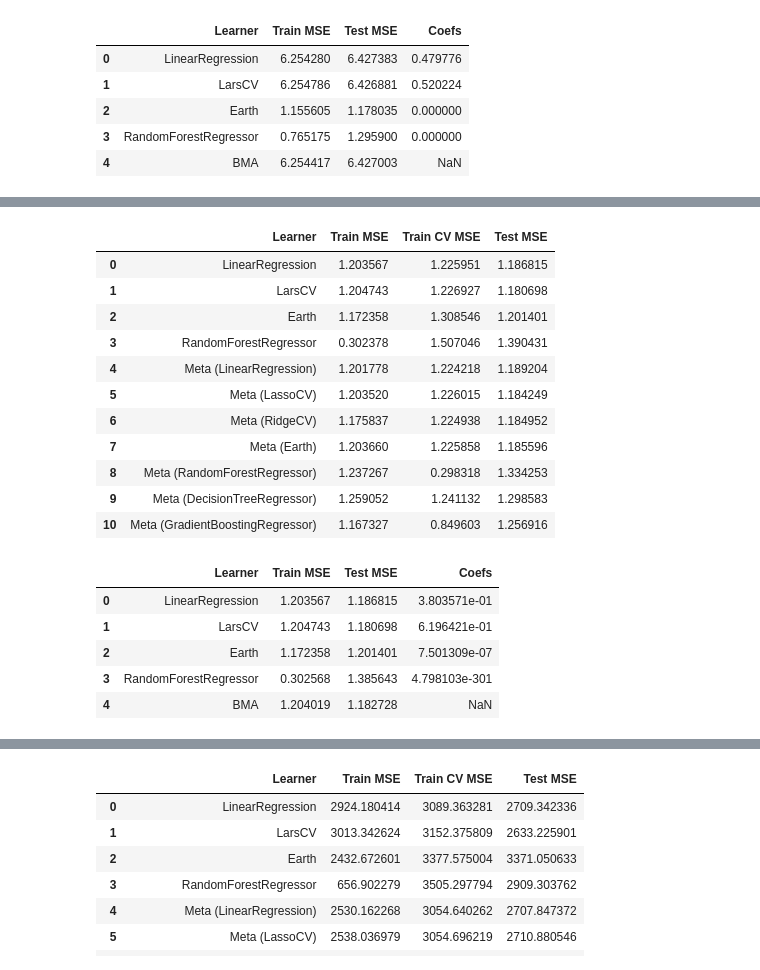
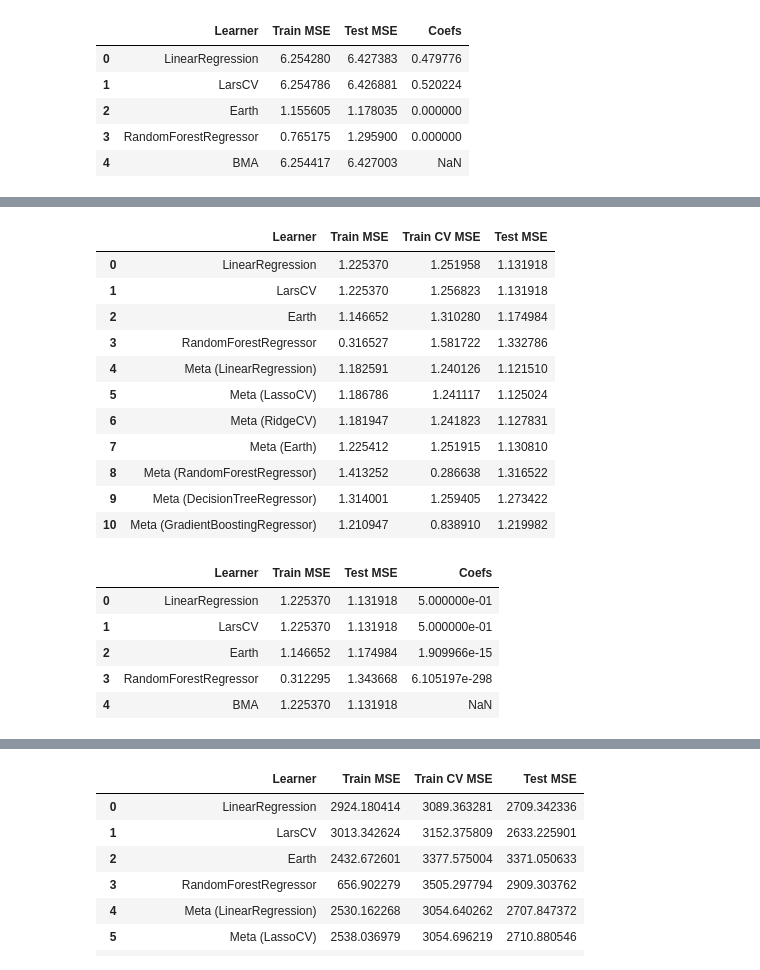
Before and after one commit to Akababa/super-learner, a Jupyter notebook: Reproduce results.ipynb, the cells around one changed output, grey strips where cells are left out. Cells and saved outputs as stored; diff of their text form; code cells hidden in the pictures.

```diff
--- a/Reproduce results.ipynb
+++ b/Reproduce results.ipynb
@@ -30,14 +30,14 @@ rtree=DecisionTreeRegressor(max_depth=3,min_samples_split=5)
 
 cands=[ols,lars,earth,rf]
 metas=[ols,lasso,ridge,earth,rf,rtree,gbm]
-def helper(X1,y1,X2,y2):
-    display(try_super_learners(cands,metas,X1,y1,X2,y2))
+def helper(X1,y1,X2,y2,cands_bma=cands,cands_sl=cands,metas=metas):
+    display(try_super_learners(cands_sl,metas,X1,y1,X2,y2))
 #     sl=SuperLearner(cand_learners=cands,V=10,meta_learner=ols).fit(X1,y1)
 #     for meta in metas:
 #         sl.meta_learner_=meta.fit(sl.Z_train_cv_,y1)
 #         df=sl.debug(X1,y1,X2,y2,skip_fit=True)
 
-    display(BMA(cand_learners=cands).debug(X1,y1,X2,y2))
+    display(BMA(cand_learners=cands_bma).debug(X1,y1,X2,y2))
 # %% [output]
 The gprof2dot_magic module is not an IPython extension.
 # %%
@@ -76,14 +76,14 @@ helper(*train1,*test1)
 def sim2(n, noise_ratio=0.1):
     w = np.zeros(12)
     w[0:6] = 0.9
-    w[6:8] = 0.3
-    w[8:10] = 0.1
-    x12 = np.random.poisson(1 ,size=(n,2))
-    x36 = np.random.uniform(0,1, size=(n,4))
-    x78 = x12*x36[:,0:2]
-    x910 = x36[:,0:2]*x36[:,1:3]
-    x1112 = np.random.binomial(2, 0.5, size=(n,2))
-    y_mat = pd.DataFrame(np.concatenate([x12, x36, x78, x910, x1112], axis=1))
+    w[6:8] = 0.4
+    w[8:10] = 0.2
+    x12 = np.random.poisson(1 ,size=(2,n))
+    x36 = np.random.uniform(0,1, size=(4,n))
+    x78 = x12*x36[0:2]
+    x910 = x36[0:2]*x36[1:3]
+    x1112 = np.random.binomial(2, 0.5, size=(2,n))
+    y_mat = pd.DataFrame(np.transpose(np.concatenate([x12, x36, x78, x910, x1112], axis=0)))
     X = y_mat[y_mat.columns[[0,1,2,3,4,5,10,11]]]
     Ey = y_mat.multiply(w, axis=1).sum(axis=1)
     var_y = np.var(Ey)
@@ -115,24 +115,24 @@ helper(*train2,*test2)
 # %%
 # third simulation (linear high noise)
-train3,test3=sim2(1000,0.4),sim2(10000,0.4)
+train3,test3=sim2(1000,0.35),sim2(10000,0.35)
 helper(*train3,*test3)
 # %% [output]
 |  | Learner | Train MSE | Train CV MSE | Test MSE |
-| 0 | LinearRegression | 1.203567 | 1.225951 | 1.186815 |
-| 1 | LarsCV | 1.204743 | 1.226927 | 1.180698 |
-| 2 | Earth | 1.172358 | 1.308546 | 1.201401 |
-| 3 | RandomForestRegressor | 0.302378 | 1.507046 | 1.390431 |
-| 4 | Meta (LinearRegression) | 1.201778 | 1.224218 | 1.189204 |
-| 5 | Meta (LassoCV) | 1.203520 | 1.226015 | 1.184249 |
-| 6 | Meta (RidgeCV) | 1.175837 | 1.224938 | 1.184952 |
-| 7 | Meta (Earth) | 1.203660 | 1.225858 | 1.185596 |
-| 8 | Meta (RandomForestRegressor) | 1.237267 | 0.298318 | 1.334253 |
-| 9 | Meta (DecisionTreeRegressor) | 1.259052 | 1.241132 | 1.298583 |
-| 10 | Meta (GradientBoostingRegressor) | 1.167327 | 0.849603 | 1.256916 |
+| 0 | LinearRegression | 1.225370 | 1.251958 | 1.131918 |
+| 1 | LarsCV | 1.225370 | 1.256823 | 1.131918 |
+| 2 | Earth | 1.146652 | 1.310280 | 1.174984 |
+| 3 | RandomForestRegressor | 0.316527 | 1.581722 | 1.332786 |
+| 4 | Meta (LinearRegression) | 1.182591 | 1.240126 | 1.121510 |
+| 5 | Meta (LassoCV) | 1.186786 | 1.241117 | 1.125024 |
+| 6 | Meta (RidgeCV) | 1.181947 | 1.241823 | 1.127831 |
+| 7 | Meta (Earth) | 1.225412 | 1.251915 | 1.130810 |
+| 8 | Meta (RandomForestRegressor) | 1.413252 | 0.286638 | 1.316522 |
+| 9 | Meta (DecisionTreeRegressor) | 1.314001 | 1.259405 | 1.273422 |
+| 10 | Meta (GradientBoostingRegressor) | 1.210947 | 0.838910 | 1.219982 |
 |  | Learner | Train MSE | Test MSE | Coefs |
-| 0 | LinearRegression | 1.203567 | 1.186815 | 3.803571e-01 |
-| 1 | LarsCV | 1.204743 | 1.180698 | 6.196421e-01 |
-| 2 | Earth | 1.172358 | 1.201401 | 7.501309e-07 |
-| 3 | RandomForestRegressor | 0.302568 | 1.385643 | 4.798103e-301 |
-| 4 | BMA | 1.204019 | 1.182728 | NaN |
+| 0 | LinearRegression | 1.225370 | 1.131918 | 5.000000e-01 |
+| 1 | LarsCV | 1.225370 | 1.131918 | 5.000000e-01 |
+| 2 | Earth | 1.146652 | 1.174984 | 1.909966e-15 |
+| 3 | RandomForestRegressor | 0.312295 | 1.343668 | 6.105197e-298 |
+| 4 | BMA | 1.225370 | 1.131918 | NaN |
 # %%
```
Also changed, not shown: parts of 3 cells of this notebook.
